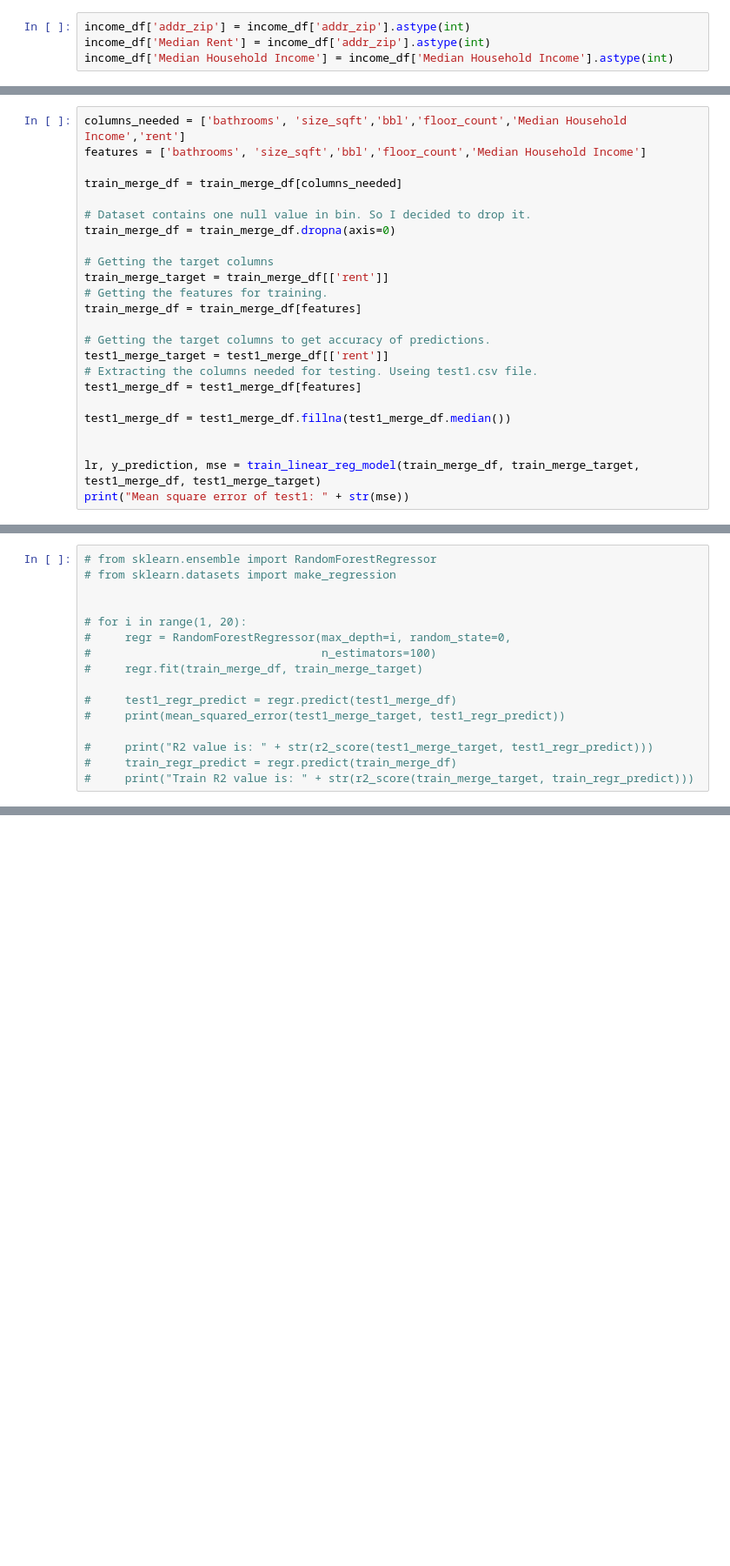
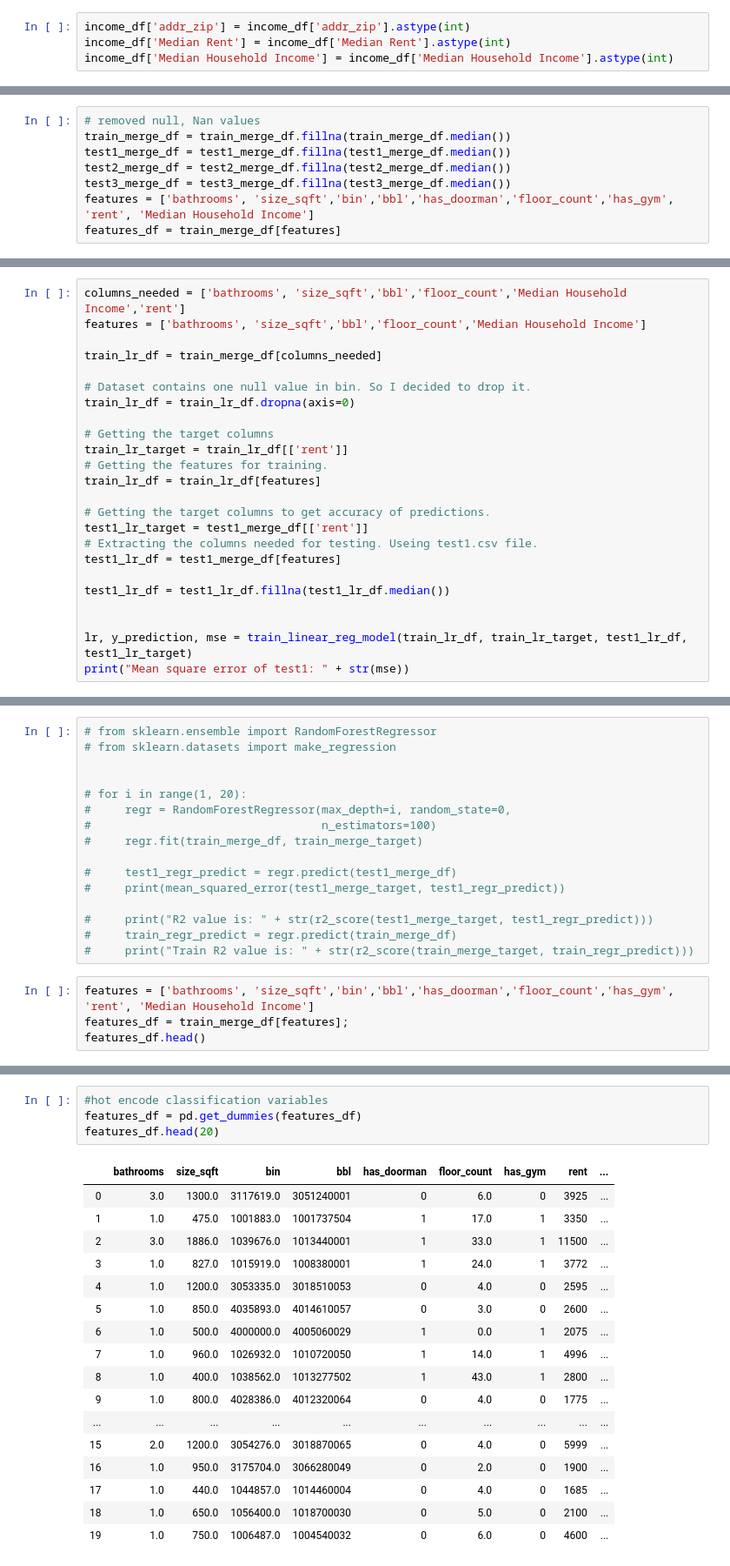
Before and after one commit to simplisticmartin/Godzillow, a Jupyter notebook: main.ipynb, the cells around one changed output, grey strips where cells are left out. Shown at 87% size. Cells and saved outputs as stored; diff of their text form; blank space fills up the shorter version.

Commit message:
changes to forest model in main

```diff
--- a/main.ipynb
+++ b/main.ipynb
@@ -58,7 +60,7 @@ income_df.head(3)
 | 2 | ZCTA5 00603 | 16645 | 306 | 00603 |
 # %%
 income_df['addr_zip'] = income_df['addr_zip'].astype(int)
-income_df['Median Rent'] = income_df['addr_zip'].astype(int)
+income_df['Median Rent'] = income_df['Median Rent'].astype(int)
 income_df['Median Household Income'] = income_df['Median Household Income'].astype(int)
 # %%
 test1_df.head(5)
@@ -111,3 +151,11 @@ get_heatmap(train_df)
+# %%
+# removed null, Nan values
+train_merge_df = train_merge_df.fillna(train_merge_df.median())
+test1_merge_df = test1_merge_df.fillna(test1_merge_df.median())
+test2_merge_df = test2_merge_df.fillna(test2_merge_df.median())
+test3_merge_df = test3_merge_df.fillna(test3_merge_df.median())
+features = ['bathrooms', 'size_sqft','bin','bbl','has_doorman','floor_count','has_gym', 'rent', 'Median Household Income']
+features_df = train_merge_df[features]
 # %%
 from sklearn.linear_model import LinearRegression
 from sklearn.metrics import mean_squared_error
@@ -186,24 +196,24 @@ rental_id
 columns_needed = ['bathrooms', 'size_sqft','bbl','floor_count','Median Household Income','rent']
 features = ['bathrooms', 'size_sqft','bbl','floor_count','Median Household Income']
 
-train_merge_df = train_merge_df[columns_needed]
+train_lr_df = train_merge_df[columns_needed]
 
 # Dataset contains one null value in bin. So I decided to drop it.
-train_merge_df = train_merge_df.dropna(axis=0)
+train_lr_df = train_lr_df.dropna(axis=0)
 
 # Getting the target columns
-train_merge_target = train_merge_df[['rent']]
+train_lr_target = train_lr_df[['rent']]
 # Getting the features for training.
-train_merge_df = train_merge_df[features]
+train_lr_df = train_lr_df[features]
 
 # Getting the target columns to get accuracy of predictions.
-test1_merge_target = test1_merge_df[['rent']]
+test1_lr_target = test1_merge_df[['rent']]
 # Extracting the columns needed for testing. Useing test1.csv file.
-test1_merge_df = test1_merge_df[features]
+test1_lr_df = test1_merge_df[features]
 
-test1_merge_df = test1_merge_df.fillna(test1_merge_df.median())
+test1_lr_df = test1_lr_df.fillna(test1_lr_df.median())
 
 
-lr, y_prediction, mse = train_linear_reg_model(train_merge_df, train_merge_target, test1_merge_df, test1_merge_target)
+lr, y_prediction, mse = train_linear_reg_model(train_lr_df, train_lr_target, test1_lr_df, test1_lr_target)
 print("Mean square error of test1: " + str(mse))
 # %% [output]
@@ -254,3 +260,7 @@ Train R2 value is: 0.849387157467093
 #     print("R2 value is: " + str(r2_score(test1_merge_target, test1_regr_predict)))
 #     train_regr_predict = regr.predict(train_merge_df)
 #     print("Train R2 value is: " + str(r2_score(train_merge_target, train_regr_predict)))
+# %%
+features = ['bathrooms', 'size_sqft','bin','bbl','has_doorman','floor_count','has_gym', 'rent', 'Median Household Income']
+features_df = train_merge_df[features];
+features_df.head()
@@ -256,0 +274,22 @@ Train R2 value is: 0.849387157467093
+# %%
+#hot encode classification variables
+features_df = pd.get_dummies(features_df)
+features_df.head(20)
+# %% [output]
+|  | bathrooms | size_sqft | bin | bbl | has_doorman | floor_count | has_gym | rent | ... |
+| 0 | 3.0 | 1300.0 | 3117619.0 | 3051240001 | 0 | 6.0 | 0 | 3925 | ... |
+| 1 | 1.0 | 475.0 | 1001883.0 | 1001737504 | 1 | 17.0 | 1 | 3350 | ... |
+| 2 | 3.0 | 1886.0 | 1039676.0 | 1013440001 | 1 | 33.0 | 1 | 11500 | ... |
+| 3 | 1.0 | 827.0 | 1015919.0 | 1008380001 | 1 | 24.0 | 1 | 3772 | ... |
+| 4 | 1.0 | 1200.0 | 3053335.0 | 3018510053 | 0 | 4.0 | 0 | 2595 | ... |
+| 5 | 1.0 | 850.0 | 4035893.0 | 4014610057 | 0 | 3.0 | 0 | 2600 | ... |
+| 6 | 1.0 | 500.0 | 4000000.0 | 4005060029 | 1 | 0.0 | 1 | 2075 | ... |
+| 7 | 1.0 | 960.0 | 1026932.0 | 1010720050 | 1 | 14.0 | 1 | 4996 | ... |
+| 8 | 1.0 | 400.0 | 1038562.0 | 1013277502 | 1 | 43.0 | 1 | 2800 | ... |
+| 9 | 1.0 | 800.0 | 4028386.0 | 4012320064 | 0 | 4.0 | 0 | 1775 | ... |
+| ... | ... | ... | ... | ... | ... | ... | ... | ... | ... |
+| 15 | 2.0 | 1200.0 | 3054276.0 | 3018870065 | 0 | 4.0 | 0 | 5999 | ... |
+| 16 | 1.0 | 950.0 | 3175704.0 | 3066280049 | 0 | 2.0 | 0 | 1900 | ... |
+| 17 | 1.0 | 440.0 | 1044857.0 | 1014460004 | 0 | 4.0 | 0 | 1685 | ... |
+| 18 | 1.0 | 650.0 | 1056400.0 | 1018700030 | 0 | 5.0 | 0 | 2100 | ... |
+| 19 | 1.0 | 750.0 | 1006487.0 | 1004540032 | 0 | 6.0 | 0 | 4600 | ... |
```
Also changed, not shown: parts of 12 cells of this notebook.
